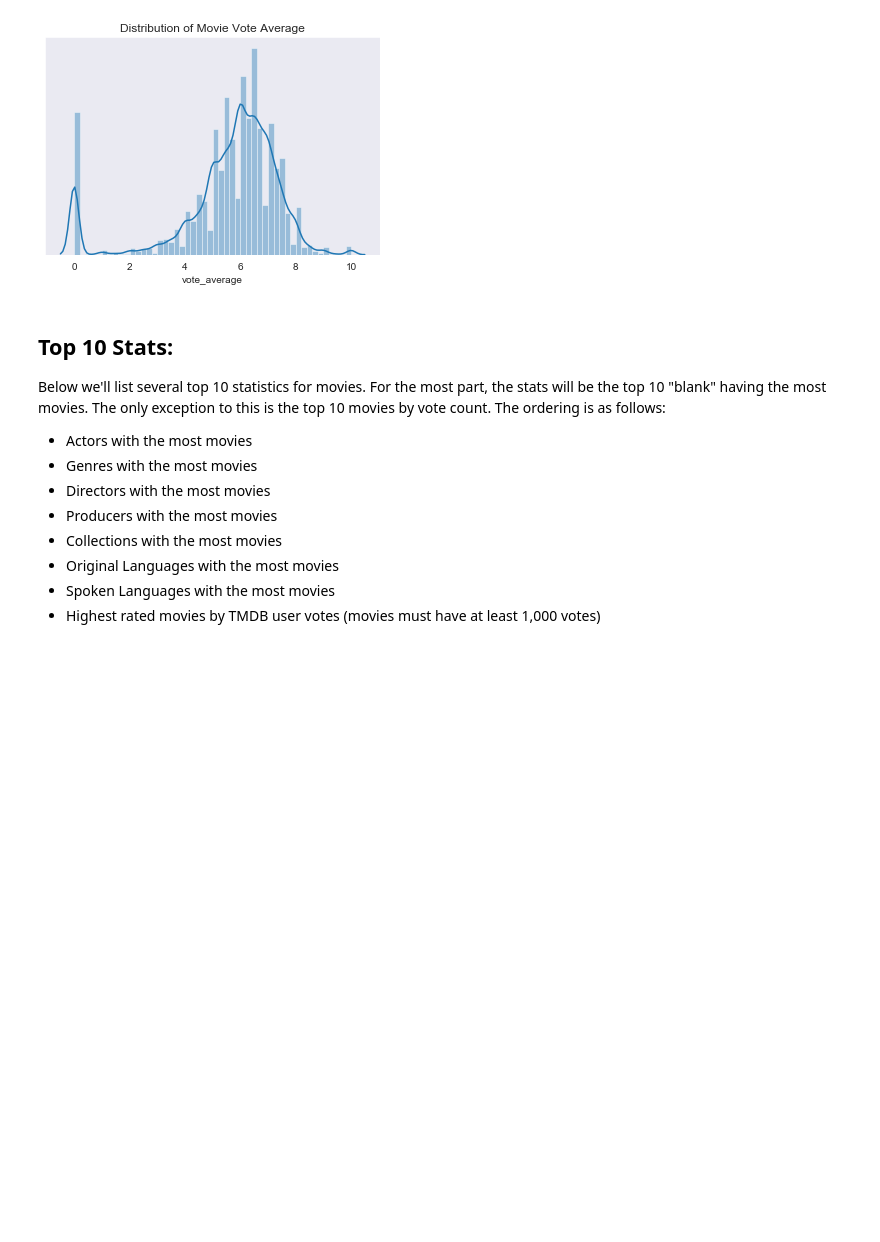
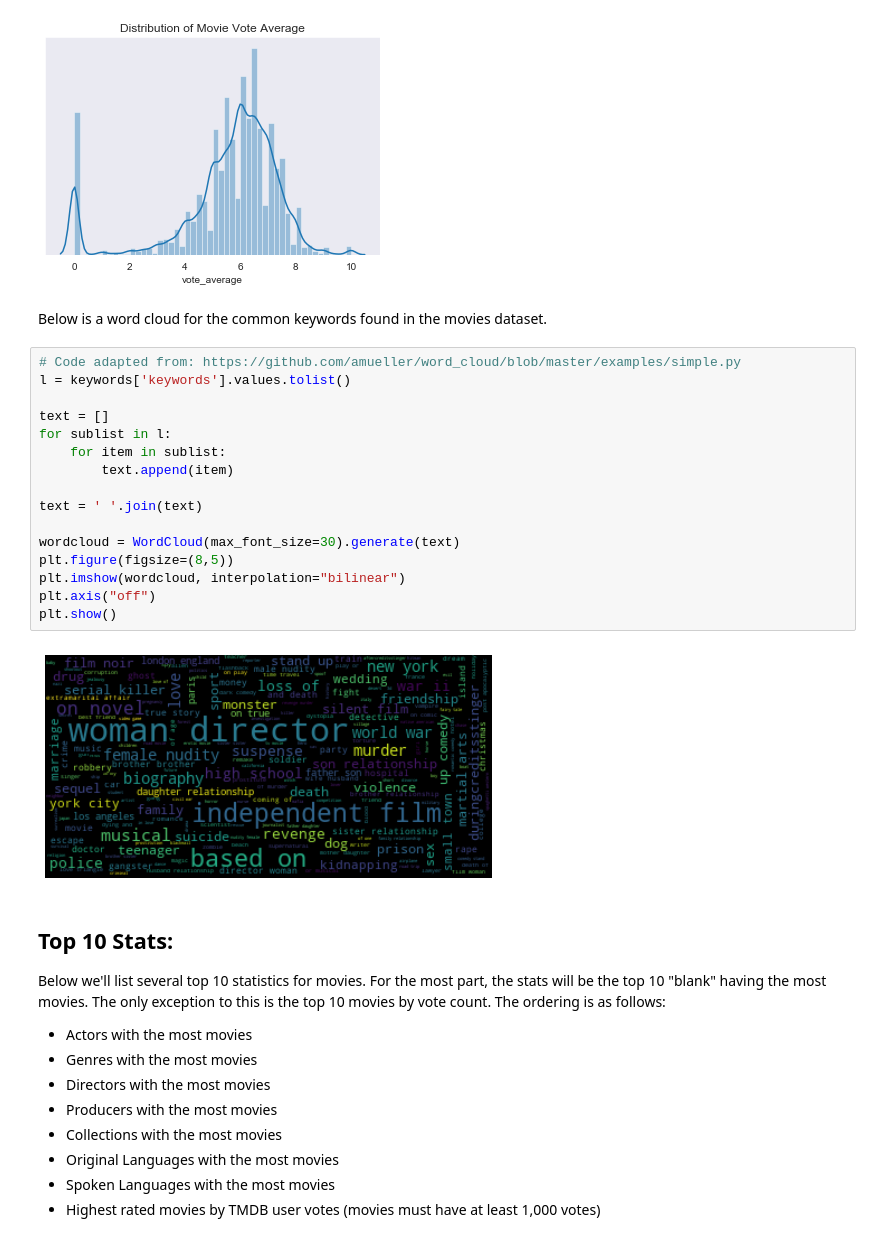
Before and after one commit to sachinac/ML7331, a Jupyter notebook: msds_7331_lab3.ipynb, the cells around one changed output. Drawn from its saved outputs; the diff is of its cells as text; blank space fills up the shorter version.

Commit message:
add wordcloud

```diff
--- a/msds_7331_lab3.ipynb
+++ b/msds_7331_lab3.ipynb
@@ -435,6 +436,26 @@ ax.set_title("Distribution of Movie Vote Average")
 plt.show()
 # %% [output]
 [figure]
+# %% [markdown]
+Below is a word cloud for the common keywords found in the movies dataset.
+# %%
+# Code adapted from: https://github.com/amueller/word_cloud/blob/master/examples/simple.py
+l = keywords['keywords'].values.tolist()
+
+text = []
+for sublist in l:
+    for item in sublist:
+        text.append(item)
+
+text = ' '.join(text)
+
+wordcloud = WordCloud(max_font_size=30).generate(text)
+plt.figure(figsize=(8,5))
+plt.imshow(wordcloud, interpolation="bilinear")
+plt.axis("off")
+plt.show()
+# %% [output]
+[figure, added]
 # %% [markdown]
 ## Top 10 Stats:
 Below we'll list several top 10 statistics for movies.  For the most part, the stats will be the top 10 "blank" having the most movies.  The only exception to this is the top 10 movies by vote count.  The ordering is as follows:
```
Also changed, not shown: parts of 6 cells of this notebook.
